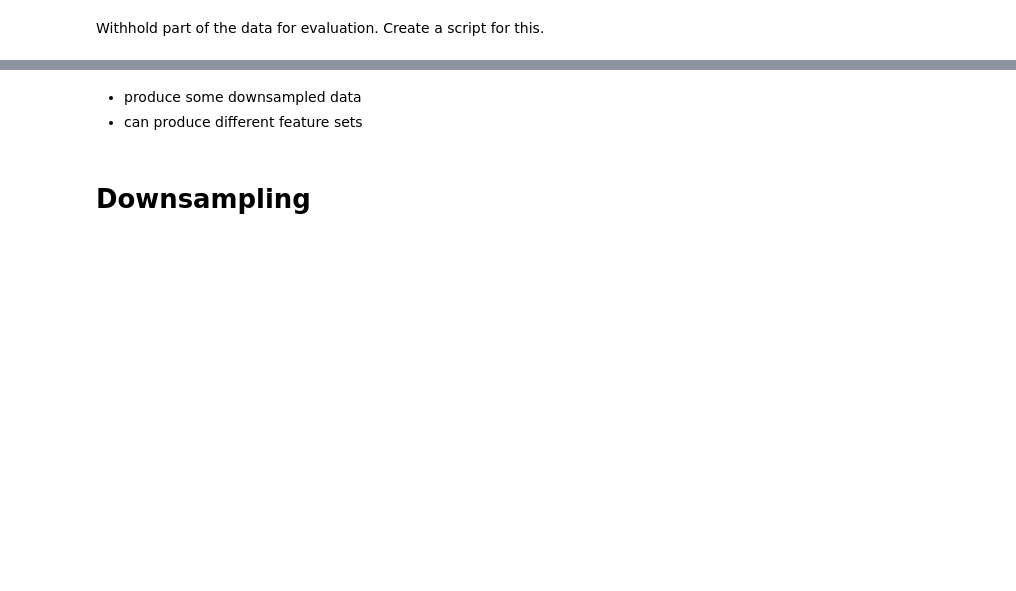
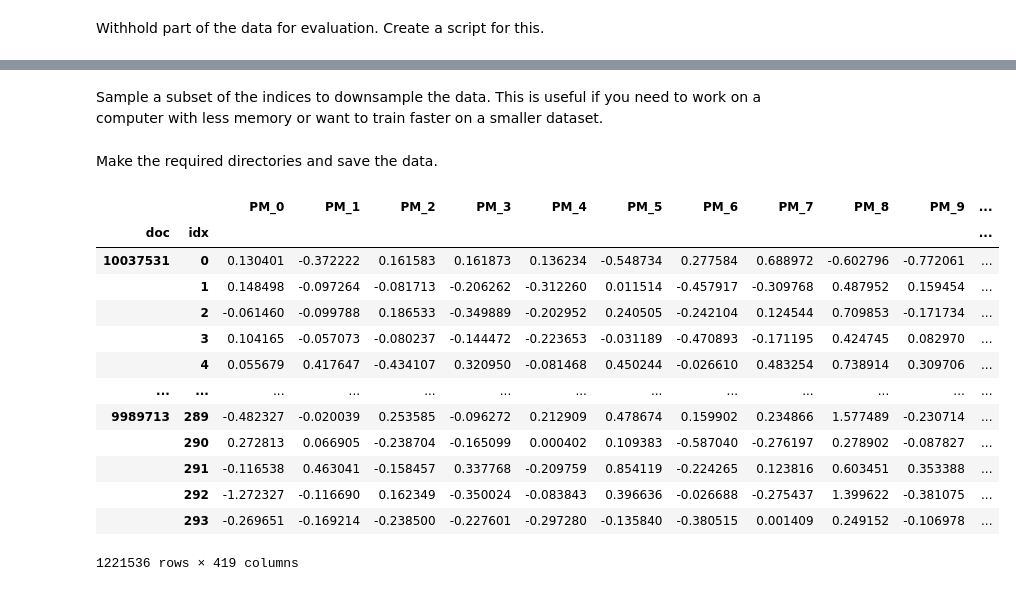
Before and after one commit to tmaaiveld/tmd_pico, a Jupyter notebook: train-test-split.ipynb, the cells around one changed output, grey strips where cells are left out. Drawn from its saved outputs; the diff is of its cells as text; code cells hidden in the pictures; blank space fills up the shorter version.

```diff
--- a/train-test-split.ipynb
+++ b/train-test-split.ipynb
@@ -61,7 +79,6 @@ Withhold part of the data for evaluation. Create a script for this.
 %%notify
 
 feats = [col for col in data.columns if col not in TARGETS]
-feats.remove('Word')
 targets = TARGETS
 hold_size = 10 # 493
 k_folds = 5 # only simulated for now
@@ -71,6 +88,6 @@ doc_ids = list(data.index.unique(level='doc'))
 train_val_idx, hold_idx = train_test_split(doc_ids, train_size=N_TRAIN_DOCS, test_size=hold_size)
 
 word = data
-test_hold = data.loc[(hold_idx, slice(None)),:].drop('Word',axis=1) # slow; comment when testing
-train_val = data.loc[(train_val_idx, slice(None)),:].drop('Word',axis=1)
+test_hold = data.loc[(hold_idx, slice(None)),:] # slow; comment when testing
+train_val = data.loc[(train_val_idx, slice(None)),:]
 # %% [output]
@@ -88,13 +99,11 @@ Validation split (KCV currently not implemented, so just a simulation)
 
 def hotcode(df):
 
-    print(df.columns)
+
     num_cols = df._get_numeric_data().columns
+    cat_cols = (set(df.columns) - set(num_cols)) - {'Word'}
 
-    cols = set(df.columns)
-    cat_cols = (set(df.columns) - set(num_cols)) #- set('Word')
-
-    print((cat_cols))
+    print(cat_cols)
     dummies = pd.get_dummies(df[cat_cols])
 
     print('hotcode complete.')
@@ -102,12 +111,6 @@ def hotcode(df):
 
     return pd.concat([dummies, df[num_cols]], axis=1)
 
-pio = {"participants", "interventions", "outcomes"}
-features = set(train_val.columns).difference(pio.union({'Word'}))
-
-# print('Word' in features)
-# print(train_val.shape)
-
 print('hotcoding categorical columns...')
 try:
     train_val = hotcode(train_val)
@@ -115,0 +124,2 @@ except ValueError:
+# %% [markdown]
+Sample a subset of the indices to downsample the data. This is useful if you need to work on a computer with less memory or want to train faster on a smaller dataset.
@@ -115,0 +132,2 @@ except ValueError:
+# %% [markdown]
+Make the required directories and save the data.
@@ -116,7 +139,17 @@ except ValueError:
 # %%
-train_val.to_parquet()
+train_val
+# %% [output]
+|  |  | PM_0 | PM_1 | PM_2 | PM_3 | PM_4 | PM_5 | PM_6 | PM_7 | PM_8 | PM_9 | ... |
+| doc | idx |  |  |  |  |  |  |  |  |  |  | ... |
+| 10037531 | 0 | 0.130401 | -0.372222 | 0.161583 | 0.161873 | 0.136234 | -0.548734 | 0.277584 | 0.688972 | -0.602796 | -0.772061 | ... |
+|  | 1 | 0.148498 | -0.097264 | -0.081713 | -0.206262 | -0.312260 | 0.011514 | -0.457917 | -0.309768 | 0.487952 | 0.159454 | ... |
+|  | 2 | -0.061460 | -0.099788 | 0.186533 | -0.349889 | -0.202952 | 0.240505 | -0.242104 | 0.124544 | 0.709853 | -0.171734 | ... |
+|  | 3 | 0.104165 | -0.057073 | -0.080237 | -0.144472 | -0.223653 | -0.031189 | -0.470893 | -0.171195 | 0.424745 | 0.082970 | ... |
+|  | 4 | 0.055679 | 0.417647 | -0.434107 | 0.320950 | -0.081468 | 0.450244 | -0.026610 | 0.483254 | 0.738914 | 0.309706 | ... |
+| ... | ... | ... | ... | ... | ... | ... | ... | ... | ... | ... | ... | ... |
+| 9989713 | 289 | -0.482327 | -0.020039 | 0.253585 | -0.096272 | 0.212909 | 0.478674 | 0.159902 | 0.234866 | 1.577489 | -0.230714 | ... |
+|  | 290 | 0.272813 | 0.066905 | -0.238704 | -0.165099 | 0.000402 | 0.109383 | -0.587040 | -0.276197 | 0.278902 | -0.087827 | ... |
+|  | 291 | -0.116538 | 0.463041 | -0.158457 | 0.337768 | -0.209759 | 0.854119 | -0.224265 | 0.123816 | 0.603451 | 0.353388 | ... |
+|  | 292 | -1.272327 | -0.116690 | 0.162349 | -0.350024 | -0.083843 | 0.396636 | -0.026688 | -0.275437 | 1.399622 | -0.381075 | ... |
+|  | 293 | -0.269651 | -0.169214 | -0.238500 | -0.227601 | -0.297280 | -0.135840 | -0.380515 | 0.001409 | 0.249152 | -0.106978 | ... |
+1221536 rows × 419 columns
-# %% [markdown]
-- produce some downsampled data
-- can produce different feature sets
-# %% [markdown]
-# Downsampling
```
Also changed, not shown: parts of 14 cells of this notebook, 24 other files.
